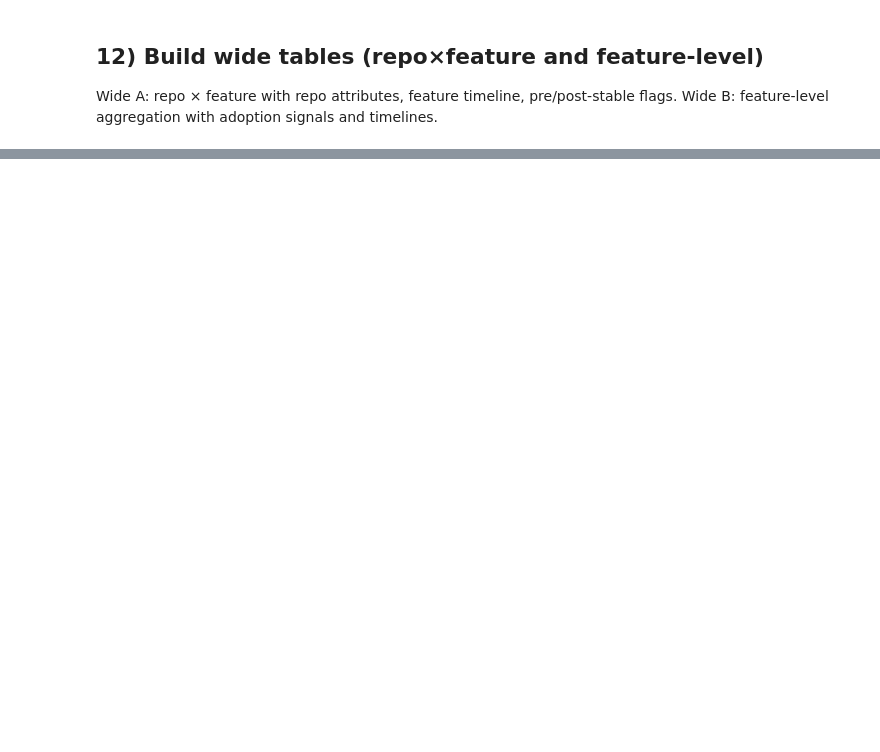
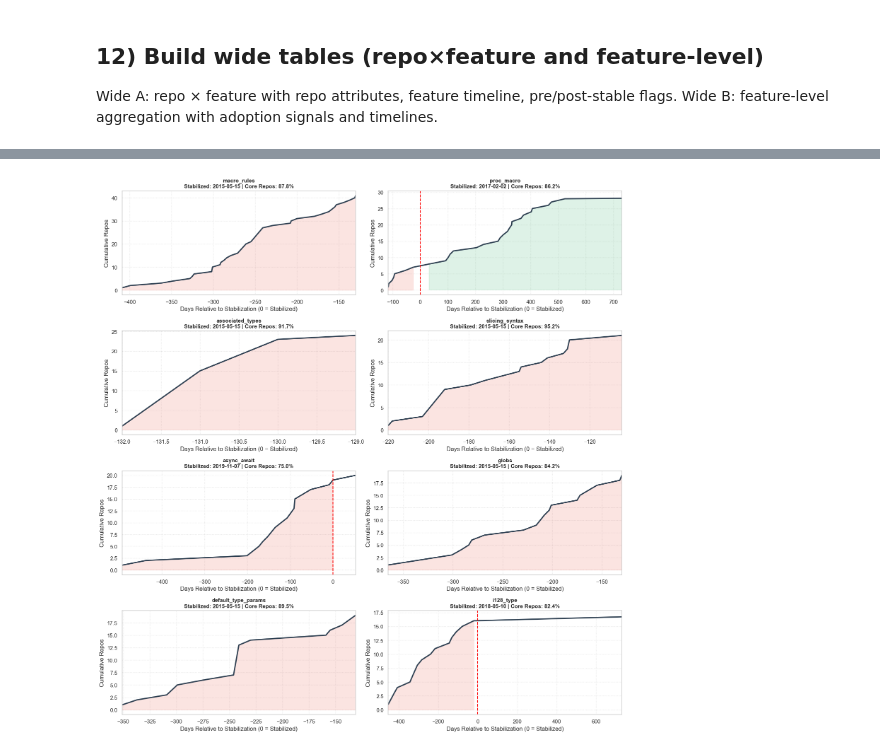
Before and after one commit to hudsonhu/RustUnstableD, a Jupyter notebook: analysis_notebook.ipynb, the cells around one changed output, grey strips where cells are left out. Saved outputs shown, nothing was run; the diff lists cells and outputs as text; code cells hidden in the pictures; blank space fills up the shorter version.

```diff
--- a/analysis_notebook.ipynb
+++ b/analysis_notebook.ipynb
@@ -503,86 +516,102 @@ TypeError: Cannot subtract tz-naive and tz-aware datetime-like objects
 Wide A: repo × feature with repo attributes, feature timeline, pre/post-stable flags.
 Wide B: feature-level aggregation with adoption signals and timelines.
 # %%
-def plot_stabilization_impact(impact_df, summary_df, top_n=6):
+import matplotlib.pyplot as plt
+import seaborn as sns
+import matplotlib.dates as mdates
+
+def plot_stabilization_impact(impact_df, summary_df, top_n=8):
     """
     绘制以转正日(T=0)为中心的累计采用曲线。
-    旨在直观展示 Feature 转正是否导致了采用率的拐点。
+    可视化将直观展示：转正(T=0)是否是使用量爆发的拐点。
     """
     if impact_df is None or impact_df.empty:
         print("No data available for plotting.")
         return
 
-    # 选取总使用量最大的 N 个 Feature 进行展示
+    # 选取总使用量最大的 Top N 特性
+    # 排除掉那些 stabilized_date 明显有问题的（比如全部堆积在 2020-01-30 的老特性）
+    # 但为了让你看到所有结果，这里先不做硬性过滤，只在图标题提醒
     top_features = summary_df.sort_values("total_repos", ascending=False).head(top_n)["feature_name"].tolist()
 
-    # 设置绘图网格
+    if not top_features:
+        print("No features to plot.")
+        return
+
+    # 动态计算子图行列数
+    n_plots = len(top_features)
     cols = 2
-    rows = (len(top_features) + 1) // 2
+    rows = (n_plots + 1) // 2
+
     fig, axes = plt.subplots(rows, cols, figsize=(15, 4 * rows))
-    axes = axes.flatten()
+    if rows == 1 and cols == 1:
+        axes = [axes] # 只有一个图时包装成列表
+    else:
+        axes = axes.flatten()
+
+    print(f"Plotting top {n_plots} stabilized features...")
 
     for i, feat in enumerate(top_features):
         ax = axes[i]
         subset = impact_df[impact_df["feature_name"] == feat].copy()
 
-        # 排序并计算累计数量
+        # 按相对天数排序
         subset = subset.sort_values("days_relative")
 
-        # 为了画出阶梯图，我们需要构建累计计数
-        # 使用 groupby 天数来减少点数，提高绘图效率
+        # 聚合每一天的新增用户数，计算累计
         daily_counts = subset.groupby("days_relative").size().reset_index(name="new_users")
         daily_counts["cumulative_users"] = daily_counts["new_users"].cumsum()
 
-        # 获取转正日期用于标题
-        stable_date = subset["stabilized_date"].iloc[0].strftime("%Y-%m-%d")
+        # 获取该特性的转正日期
+        stable_date_obj = subset["stabilized_date"].iloc[0]
+        stable_date_str = stable_date_obj.strftime("%Y-%m-%d")
 
         # --- 核心绘图 ---
-        # 1. 画累计曲线
+        # 1. 绘制累计曲线
         sns.lineplot(data=daily_counts, x="days_relative", y="cumulative_users", ax=ax, linewidth=2.5, color="#2c3e50")
 
-        # 2. 填充区域 - 区分 Pre-stable 和 Post-stable
-        # 获取 Pre 部分的数据
+        # 2. 填充 Pre-stable 区域 (红色 - 转正前)
         pre_data = daily_counts[daily_counts["days_relative"] <= 0]
         if not pre_data.empty:
-            ax.fill_between(pre_data["days_relative"], 0, pre_data["cumulative_users"], color="#e74c3c", alpha=0.15, label="Pre-stable Phase")
+            ax.fill_between(pre_data["days_relative"], 0, pre_data["cumulative_users"], color="#e74c3c", alpha=0.15, label="Pre-stable")
 
-        # 获取 Post 部分的数据
+        # 3. 填充 Post-stable 区域 (绿色 - 转正后)
         post_data = daily_counts[daily_counts["days_relative"] > 0]
         if not post_data.empty:
-            ax.fill_between(post_data["days_relative"], 0, post_data["cumulative_users"], color="#27ae60", alpha=0.15, label="Post-stable Phase")
+            ax.fill_between(post_data["days_relative"], 0, post_data["cumulative_users"], color="#27ae60", alpha=0.15, label="Post-stable")
 
-        # 3. 添加 T=0 的参考线
-        ax.axvline(0, color="red", linestyle="--", linewidth=1.5, label="Stabilization Event")
+        # 4. T=0 参考线
+        ax.axvline(0, color="red", linestyle="--", linewidth=1.5)
 
-        # 4. 标注 Core/Non-Core 的分布 (可选，在图例中文字说明)
+        # 标题和标签
+        # 计算核心库使用占比
         core_ratio = subset[subset["is_core"] == 1].shape[0] / len(subset) if len(subset) > 0 else 0
 
-        # 装饰
-        ax.set_title(f"Feature: {feat}\nStabilized: {stable_date} (Core Ratio: {core_ratio:.1%})", fontsize=11, fontweight='bold')
+        # 检查是否为可疑日期 (2020-01-30)
+        date_warning = " (⚠️Date Suspect)" if stable_date_str == "2020-01-30" else ""
+
+        ax.set_title(f"{feat}\nStabilized: {stable_date_str}{date_warning} | Core Repos: {core_ratio:.1%}", fontsize=11, fontweight='bold')
         ax.set_xlabel("Days Relative to Stabilization (0 = Stabilized)")
-        ax.set_ylabel("Cumulative Repos Using Feature")
+        ax.set_ylabel("Cumulative Repos")
         ax.grid(True, linestyle=":", alpha=0.6)
 
-        # 设置 X 轴范围，聚焦在转正前后一年 (如有数据支持)
-        min_day = max(daily_counts["days_relative"].min(), -730) # 最多看前2年
-        max_day = min(daily_counts["days_relative"].max(), 730)  # 最多看后2年
-        ax.set_xlim(min_day, max_day)
+        # 设置 X 轴范围，聚焦在转正前后 2 年 (730天)
+        # 这样可以看清楚 T=0 附近的斜率变化
+        min_day = max(daily_counts["days_relative"].min(), -730)
+        max_day = min(daily_counts["days_relative"].max(), 730)
+        if max_day > min_day:
+            ax.set_xlim(min_day, max_day)
 
-        if i == 0:
-            ax.legend(loc="upper left")
-
-    # 隐藏多余的子图
+    # 隐藏多余的空白子图
     for j in range(i + 1, len(axes)):
         axes[j].axis('off')
 
     plt.tight_layout()
     plt.show()
 
-# 执行绘图
-if summary_df is not None:
-    print("正在生成可视化：转正前后的采用趋势对比...")
-    # 这里选择 Top 8 最热门的已转正 Feature 进行展示
+# 执行绘图逻辑
+if 'impact_df' in locals() and impact_df is not None and 'summary_df' in locals():
     plot_stabilization_impact(impact_df, summary_df, top_n=8)
 else:
-    print("无法绘图，数据缺失。")
+    print("Please run the previous cell (Data Preparation) first to generate impact_df.")
 # %% [output]
@@ -589,0 +619 @@ else:
+[figure, added]
```
Also changed, not shown: parts of 8 cells of this notebook, 4 other files.
